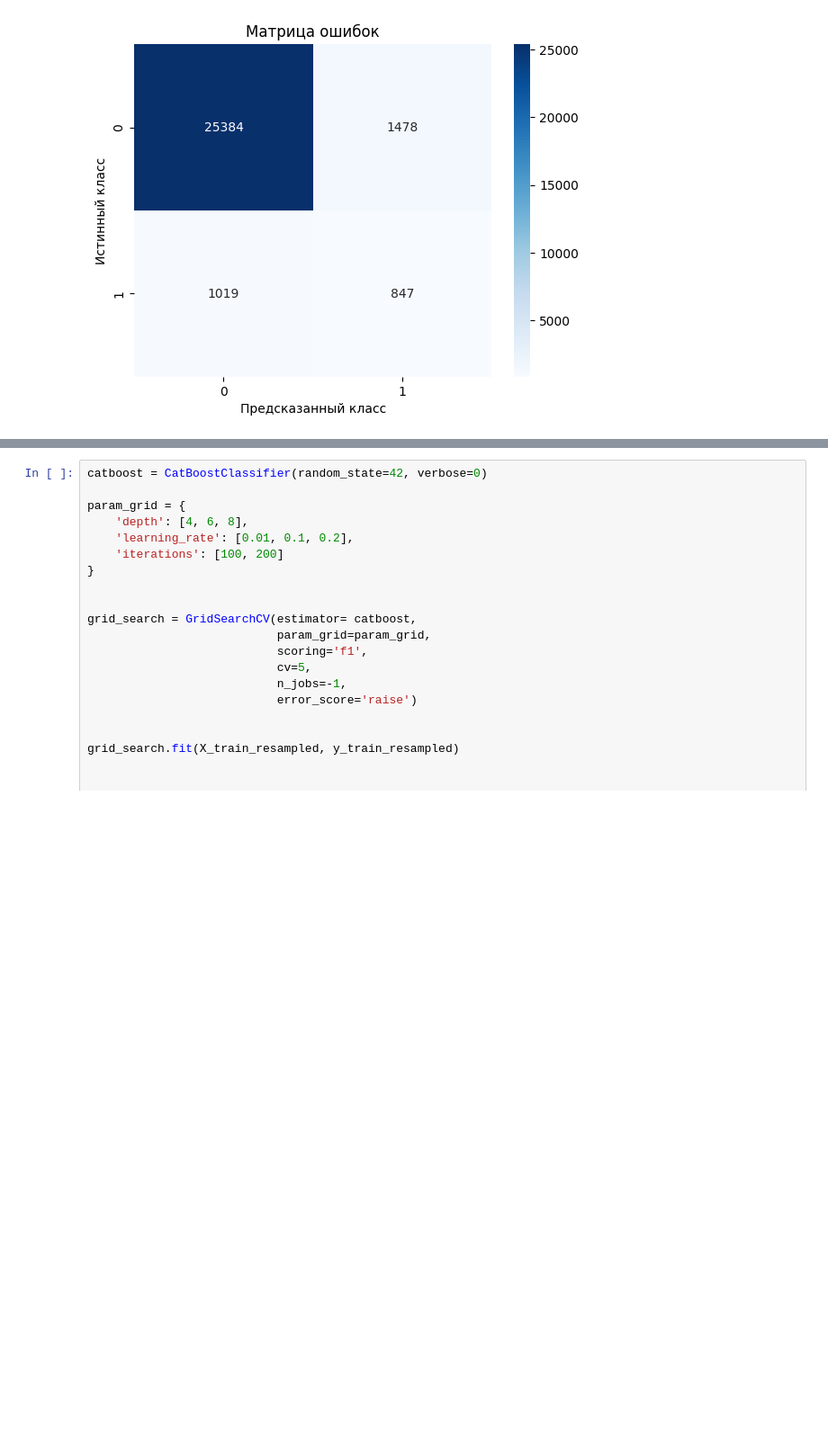
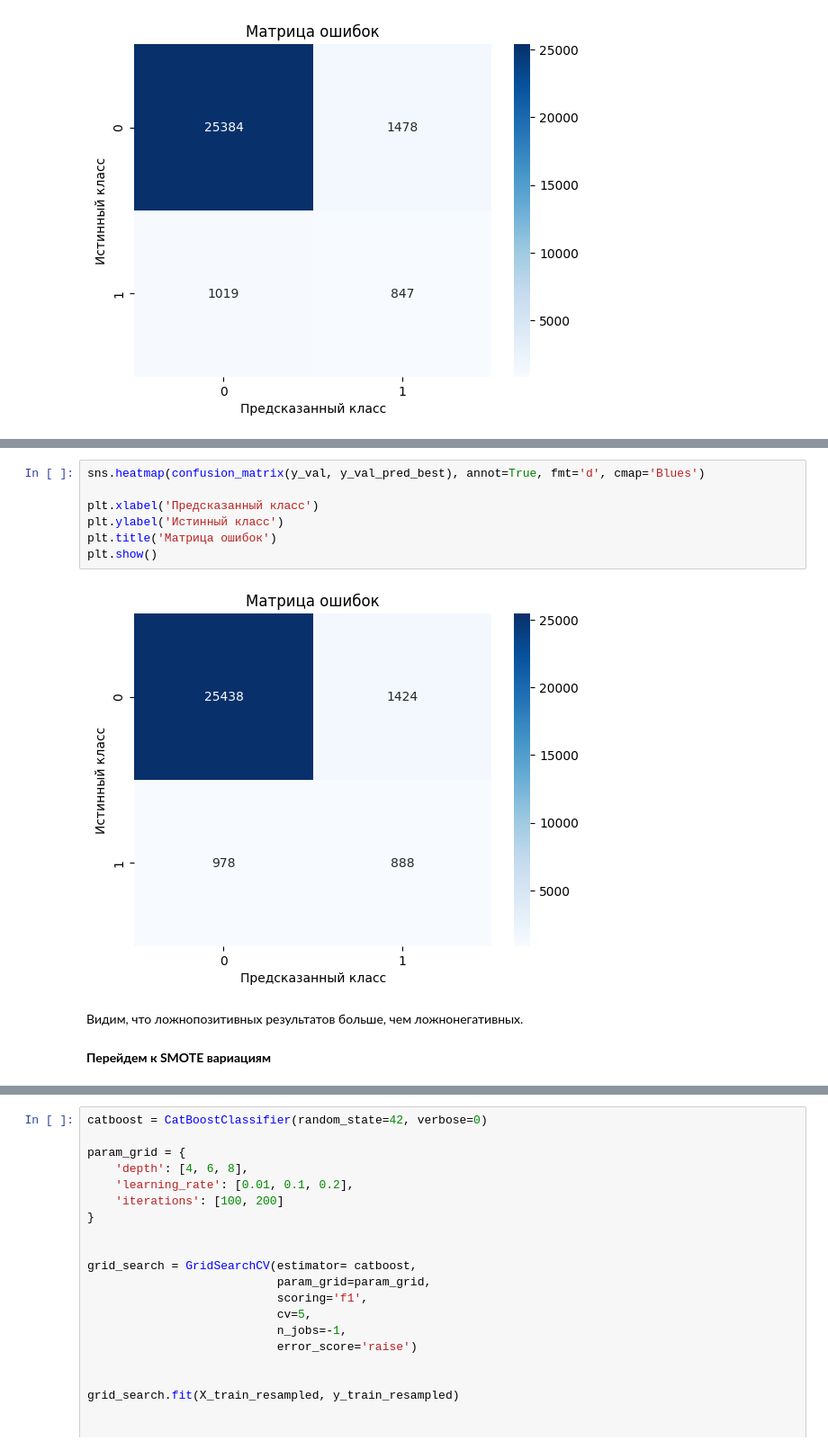
Before and after one commit to VladislavTokarev02/Credit_Scoring_diploma_hse26, a Jupyter notebook: CreditScoring.ipynb, the cells around one changed output, grey strips where cells are left out. Shown at 90% size. Cells and saved outputs as stored; diff of their text form; blank space fills up the shorter version.

```diff
--- a/CreditScoring.ipynb
+++ b/CreditScoring.ipynb
@@ -821,0 +1058,13 @@ plt.show()
+# %%
+sns.heatmap(confusion_matrix(y_val, y_val_pred_best), annot=True, fmt='d', cmap='Blues')
+
+plt.xlabel('Предсказанный класс')
+plt.ylabel('Истинный класс')
+plt.title('Матрица ошибок')
+plt.show()
+# %% [output]
+[figure, added]
+# %% [markdown]
+Видим, что ложнопозитивных результатов больше, чем ложнонегативных.
+# %% [markdown]
+**Перейдем к SMOTE вариациям**
```
Also changed, not shown: parts of 50 cells of this notebook.
